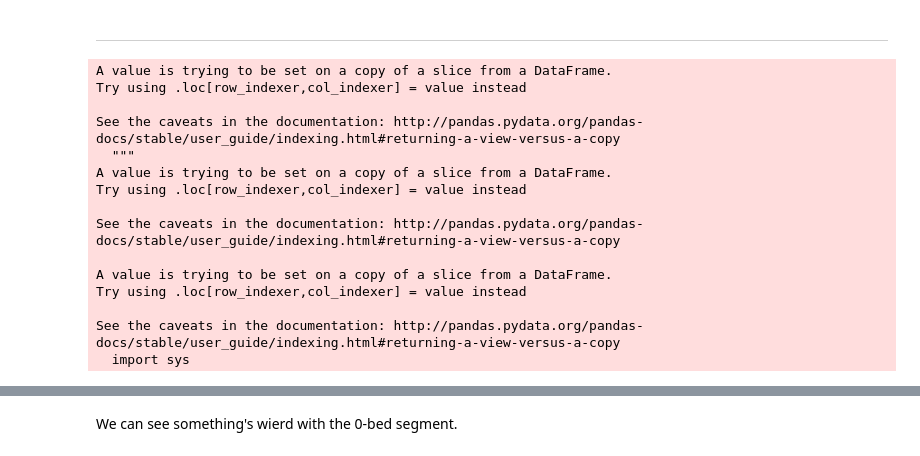
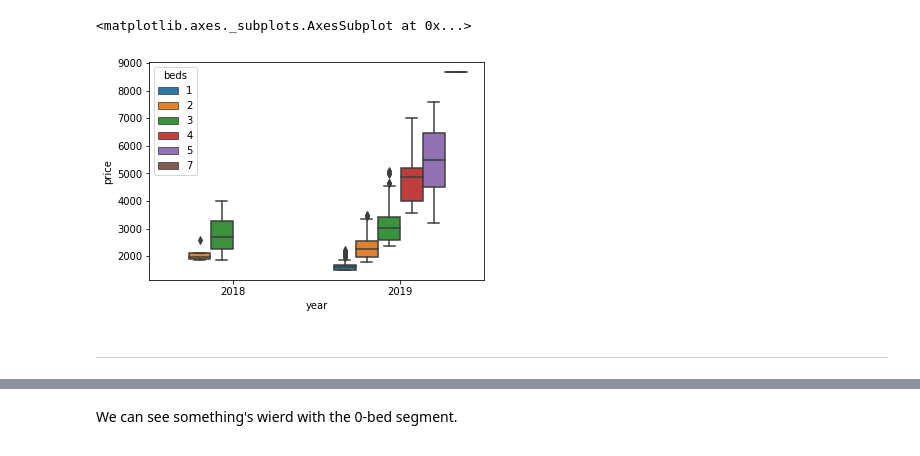
Before and after one commit to angelrureLurtis/LondonNW6, a Jupyter notebook: web_scraping.ipynb, the cells around one changed output, grey strips where cells are left out. Drawn from its saved outputs; the diff is of its cells as text; code cells hidden in the pictures.

```diff
--- a/web_scraping.ipynb
+++ b/web_scraping.ipynb
@@ -240,0 +348,7 @@ df.to_csv('nw6_data.csv')
+# %%
+outs = rent_data.groupby(["beds","year"])["price"].quantile([0.25, 0.75]).unstack(level=2).reset_index()
+
+tmp_data = rent_data.merge(on=['year', 'beds'], right=outs)
+tmp_data['IQR'] = tmp_data[0.75] - tmp_data[0.25]
+
+rent_data_no = tmp_data[~((tmp_data['price'] < tmp_data[0.25]*1.25 - tmp_data['IQR']) | (tmp_data['price'] > tmp_data[0.75]*1.25 + tmp_data['IQR']))].drop(['IQR', 0.25, 0.75], axis=1)
@@ -240,0 +360,5 @@ df.to_csv('nw6_data.csv')
+# %%
+sns.boxplot(data=rent_data_no, y='price',x='year', hue='beds')
+# %% [output]
+<matplotlib.axes._subplots.AxesSubplot at 0x...>
+[figure, added]
@@ -261,24 +368,0 @@ def compute_repeat_sales_index():
-# %%
-valid_propierties = df['address'].sort_values().unique()[df.groupby('address')['date'].size()>1]
-
-vdf = df[df['address'].isin(valid_propierties)]
-
-vdf['beds'] = vdf['beds'].astype(int)
-vdf['date'] = pd.to_datetime(vdf['date'])
-vdf['year'] = vdf['date'].dt.year
-# %% [output]
-A value is trying to be set on a copy of a slice from a DataFrame.
-Try using .loc[row_indexer,col_indexer] = value instead
-
-See the caveats in the documentation: http://pandas.pydata.org/pandas-docs/stable/user_guide/indexing.html#returning-a-view-versus-a-copy
-  """
-A value is trying to be set on a copy of a slice from a DataFrame.
-Try using .loc[row_indexer,col_indexer] = value instead
-
-See the caveats in the documentation: http://pandas.pydata.org/pandas-docs/stable/user_guide/indexing.html#returning-a-view-versus-a-copy
-
-A value is trying to be set on a copy of a slice from a DataFrame.
-Try using .loc[row_indexer,col_indexer] = value instead
-
-See the caveats in the documentation: http://pandas.pydata.org/pandas-docs/stable/user_guide/indexing.html#returning-a-view-versus-a-copy
-  import sys
```
Also changed, not shown: parts of 87 cells of this notebook, 1 other file.
